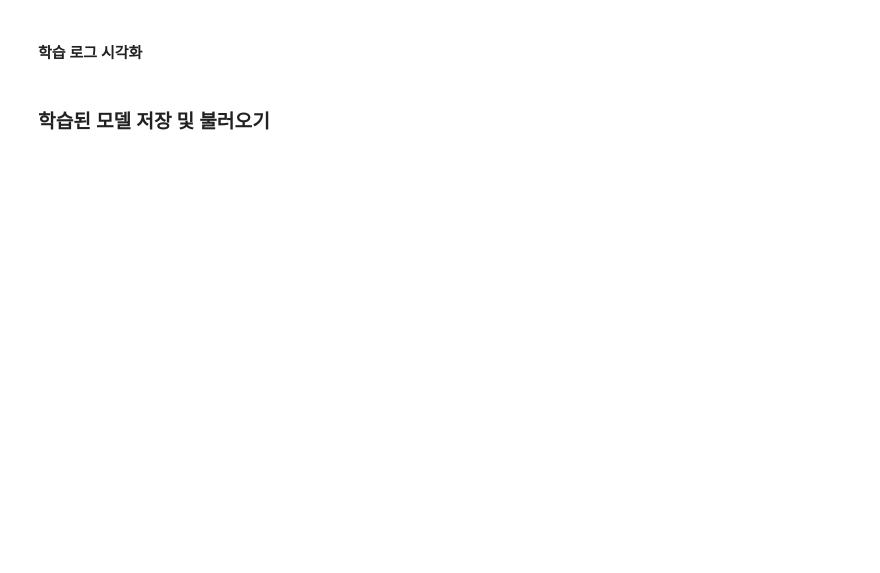
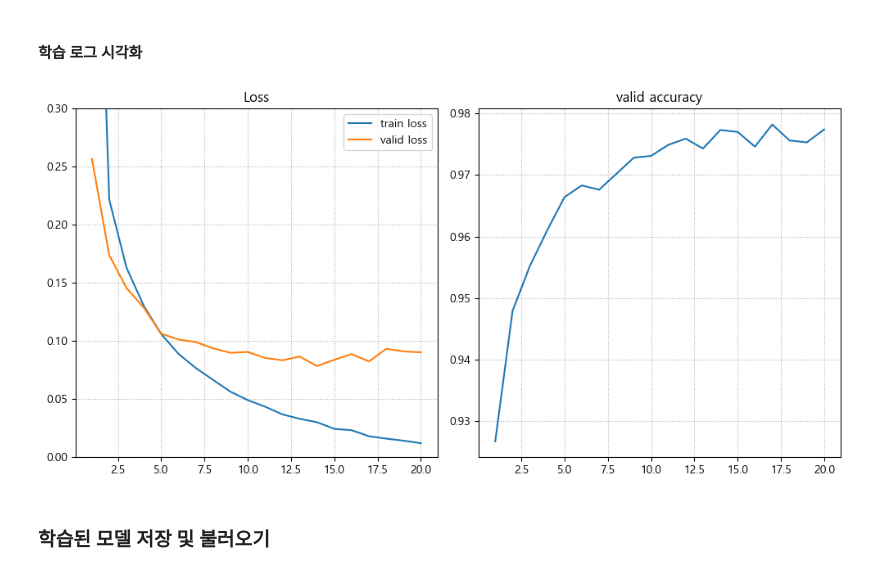
Before and after one commit to Wjaehyun/SKN21, a Jupyter notebook: 07_deeplearning_pytorch/04_첫번째 딥러닝-MLP 구현.ipynb, the cells around one changed output. Drawn from its saved outputs; the diff is of its cells as text; code cells hidden in the pictures; blank space fills up the shorter version.

```diff
--- a/07_deeplearning_pytorch/04_첫번째 딥러닝-MLP 구현.ipynb
+++ b/07_deeplearning_pytorch/04_첫번째 딥러닝-MLP 구현.ipynb
@@ -298,3 +305,10 @@ optimizer = torch.optim.Adam(model.parameters(), lr=lr)
 model = MNISTModel().to(device)
 loss_fn = nn.CrossEntropyLoss()
 optimizer = torch.optim.Adam(model.parameters(), lr=lr)
+# %%
+for e in range(epochs):
+    # 모델 학습
+    model.train()
+
+    # 모델 검증
+    model.eval()
@@ -371,20 +415,23 @@ print('학습에 걸린 시간(초):', e-s)
 # %%
 # train loss, valid loss, valid acc 를 epoch 별로 어떻게 변하는지 시각화.
 plt.figure(figsize=(10, 5))
 plt.subplot(1, 2, 1)
 plt.plot(range(1, epochs+1), train_loss_list, label="train loss")
 plt.plot(range(1, epochs+1), valid_loss_list, label="valid loss")
 plt.title("Loss")
 plt.legend()
+plt.ylim(0, 0.3)
 plt.grid(True, linestyle=":")
 
 plt.subplot(1, 2, 2)
 plt.plot(range(1, epochs+1), valid_acc_list)
 plt.title("valid accuracy")
+plt.grid(True, linestyle=":")
 
 plt.tight_layout()
-plt.grid(True, linestyle=":")
 plt.show()
+# %% [output]
+[figure, added]
 # %% [markdown]
 ### 학습된 모델 저장 및 불러오기
 # %%
```
Also changed, not shown: parts of 18 cells of this notebook, 9 other files.
